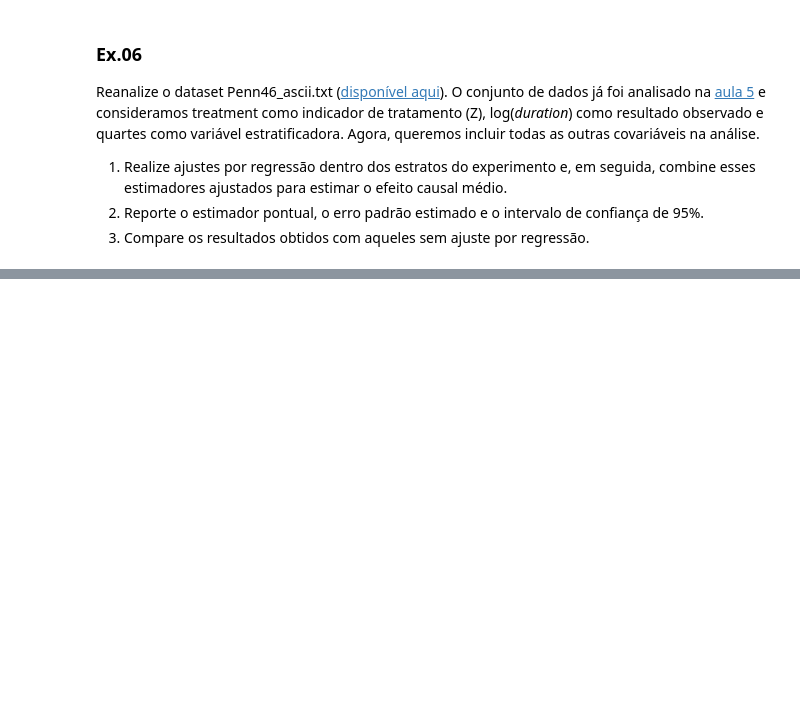
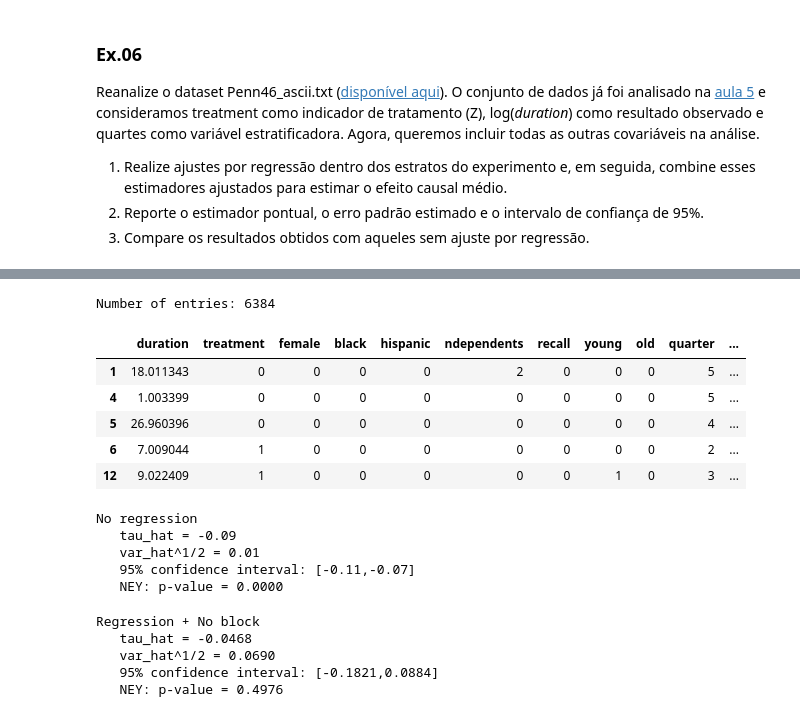
Before and after one commit to TiagoCAAmorim/causal_inference, a Jupyter notebook: Lista03/Lista03.ipynb, the cells around one changed output, grey strips where cells are left out. Cells and saved outputs as stored; diff of their text form; code cells hidden in the pictures; blank space fills up the shorter version.

```diff
--- a/Lista03/Lista03.ipynb
+++ b/Lista03/Lista03.ipynb
@@ -208,0 +236,14 @@ Reanalize o dataset Penn46_ascii.txt ([disponível aqui](https://dataverse.harva
+# %%
+penn = pd.read_csv(r'.\Penn46_ascii.txt',
+                    sep=r"\s+|;|:|,",
+                    engine='python')
+print(f'Number of entries: {len(penn)}')
+penn.head()
+# %% [output]
+Number of entries: 6384
+|  | duration | treatment | female | black | hispanic | ndependents | recall | young | old | quarter | ... |
+| 1 | 18.011343 | 0 | 0 | 0 | 0 | 2 | 0 | 0 | 0 | 5 | ... |
+| 4 | 1.003399 | 0 | 0 | 0 | 0 | 0 | 0 | 0 | 0 | 5 | ... |
+| 5 | 26.960396 | 0 | 0 | 0 | 0 | 0 | 0 | 0 | 0 | 4 | ... |
+| 6 | 7.009044 | 1 | 0 | 0 | 0 | 0 | 0 | 0 | 0 | 2 | ... |
+| 12 | 9.022409 | 1 | 0 | 0 | 0 | 0 | 0 | 1 | 0 | 3 | ... |
@@ -208,0 +257,9 @@ Reanalize o dataset Penn46_ascii.txt ([disponível aqui](https://dataverse.harva
+# %%
+print('No regression')
+run_ney(y, z, x, negative_effect=True)
+# %% [output]
+No regression
+   tau_hat = -0.09
+   var_hat^1/2 = 0.01
+   95% confidence interval: [-0.11,-0.07]
+   NEY: p-value = 0.0000
@@ -208,0 +272,32 @@ Reanalize o dataset Penn46_ascii.txt ([disponível aqui](https://dataverse.harva
+# %%
+def do_regression(y, X, z_name, negative_effect=False, verbose=False):
+    model = sm.OLS(y, sm.add_constant((X)))
+    results = model.fit()
+
+    tau_hat = results.params[z_name]
+    robust_se_ehw = results.get_robustcov_results().bse
+    var_hat = robust_se_ehw[1] * robust_se_ehw[1]
+
+    if verbose:
+        print(f'   tau_hat = {tau_hat:0.4f}')
+        print(f'   var_hat^1/2 = {np.sqrt(var_hat):0.4f}')
+        interval_lower = tau_hat - norm.ppf(0.975) * np.sqrt(var_hat)
+        interval_upper = tau_hat + norm.ppf(0.975) * np.sqrt(var_hat)
+        print(f'   95% confidence interval: [{interval_lower:0.4f},{interval_upper:0.4f}]')
+        if negative_effect:
+            p_value = 2 * norm.cdf(tau_hat/np.sqrt(var_hat))
+        else:
+            p_value = 2 * (1 - norm.cdf(tau_hat/np.sqrt(var_hat)))
+        print(f'   NEY: p-value = {p_value:0.4f}')
+
+    # print(results.summary())
+    return tau_hat, var_hat
+
+print('Regression + No block')
+_ = do_regression(y=penn['y'], X=penn[all_columns], z_name='treatment', negative_effect=True, verbose=True)
+# %% [output]
+Regression + No block
+   tau_hat = -0.0468
+   var_hat^1/2 = 0.0690
+   95% confidence interval: [-0.1821,0.0884]
+   NEY: p-value = 0.4976
```
Also changed, not shown: parts of 11 cells of this notebook.
